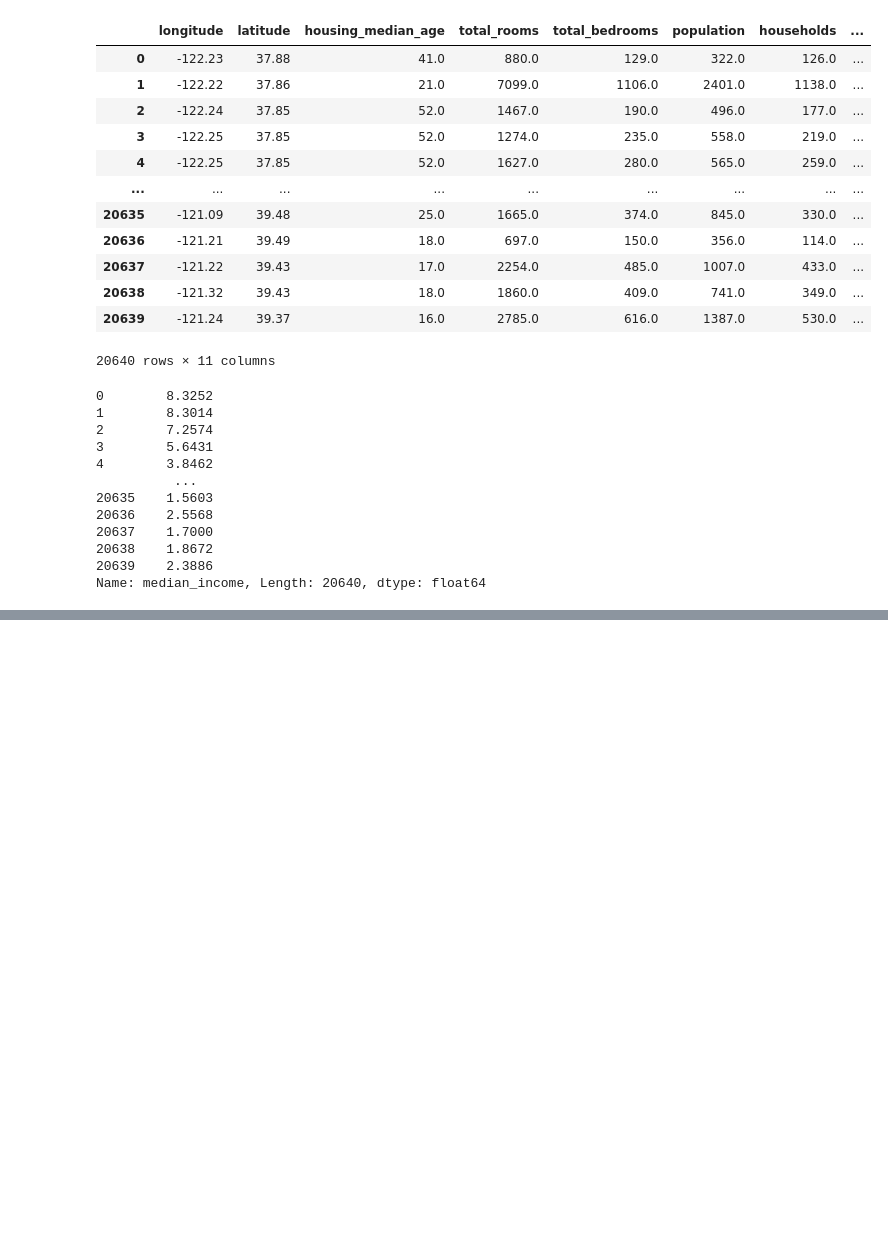
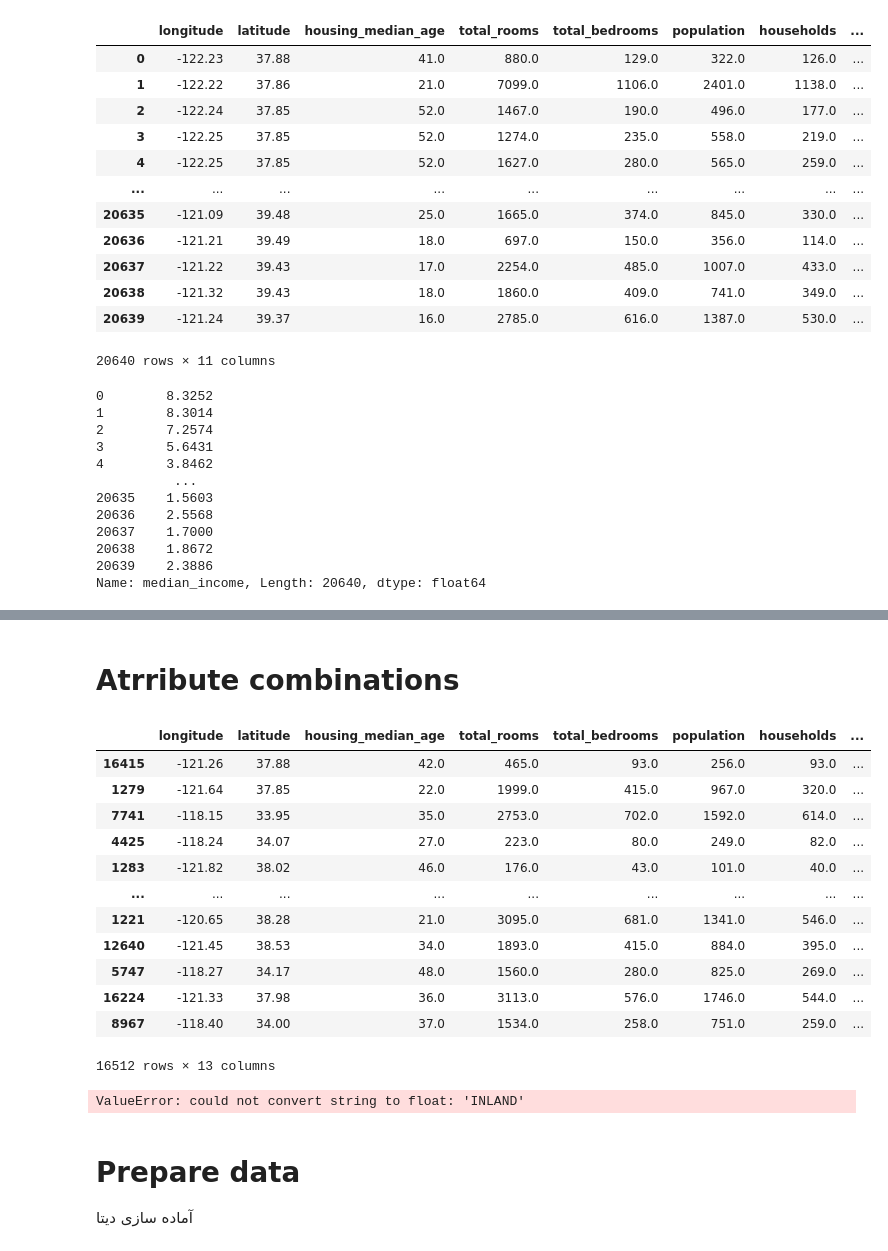
Before and after one commit to Zarpoosh/Mavhine-Learning, a Jupyter notebook: fradars/Untitled.ipynb, the cells around one changed output, grey strips where cells are left out. Saved outputs shown, nothing was run; the diff lists cells and outputs as text; code cells hidden in the pictures; blank space fills up the shorter version.

```diff
--- a/fradars/Untitled.ipynb
+++ b/fradars/Untitled.ipynb
@@ -200,0 +274,29 @@ df["median_incom_categories"].value_counts().sort_index().plot.bar()
+# %% [markdown]
+# Atrribute combinations
+# %%
+train["rooms_per_house"] = train["total_rooms"] /train["households"]
+train["bedrooms_ratio"]= train["total_bedrooms"] / train["total_rooms"]
+train["people_per_house"]= train["population"] / train["households"]
+
+train
+# %% [output]
+|  | longitude | latitude | housing_median_age | total_rooms | total_bedrooms | population | households | ... |
+| 16415 | -121.26 | 37.88 | 42.0 | 465.0 | 93.0 | 256.0 | 93.0 | ... |
+| 1279 | -121.64 | 37.85 | 22.0 | 1999.0 | 415.0 | 967.0 | 320.0 | ... |
+| 7741 | -118.15 | 33.95 | 35.0 | 2753.0 | 702.0 | 1592.0 | 614.0 | ... |
+| 4425 | -118.24 | 34.07 | 27.0 | 223.0 | 80.0 | 249.0 | 82.0 | ... |
+| 1283 | -121.82 | 38.02 | 46.0 | 176.0 | 43.0 | 101.0 | 40.0 | ... |
+| ... | ... | ... | ... | ... | ... | ... | ... | ... |
+| 1221 | -120.65 | 38.28 | 21.0 | 3095.0 | 681.0 | 1341.0 | 546.0 | ... |
+| 12640 | -121.45 | 38.53 | 34.0 | 1893.0 | 415.0 | 884.0 | 395.0 | ... |
+| 5747 | -118.27 | 34.17 | 48.0 | 1560.0 | 280.0 | 825.0 | 269.0 | ... |
+| 16224 | -121.33 | 37.98 | 36.0 | 3113.0 | 576.0 | 1746.0 | 544.0 | ... |
+| 8967 | -118.40 | 34.00 | 37.0 | 1534.0 | 258.0 | 751.0 | 259.0 | ... |
+16512 rows × 13 columns
+# %%
+train.corr()["median_house_value"]
+# %% [output]
+ValueError: could not convert string to float: 'INLAND'
+# %% [markdown]
+# Prepare data
+آماده سازی دیتا
```
Also changed, not shown: parts of 39 cells of this notebook.
